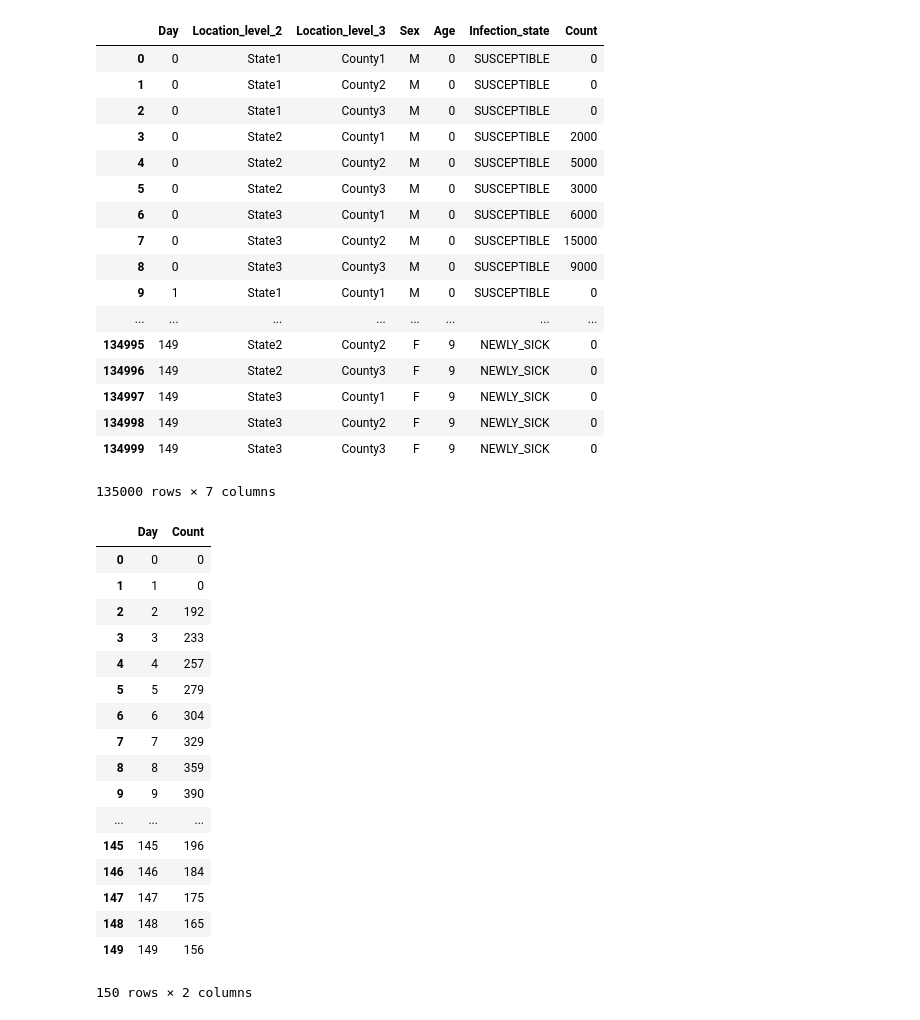
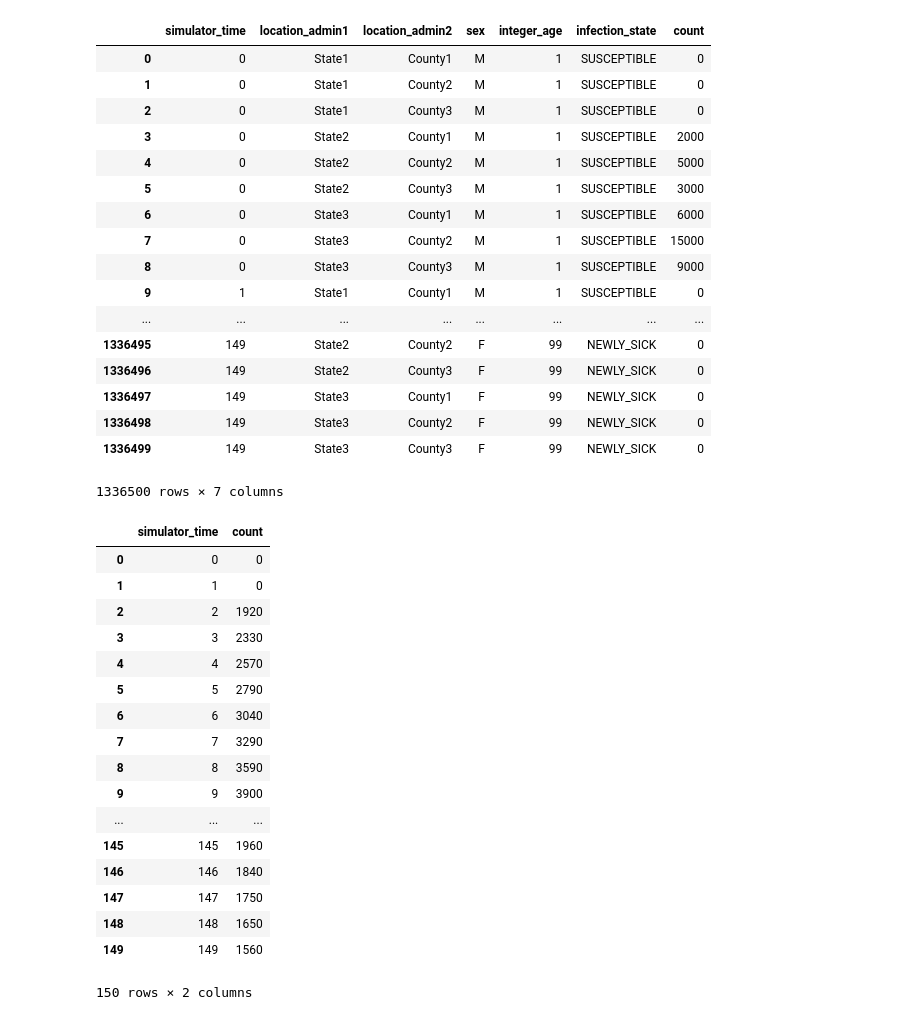
Before and after one commit to ApolloDev/jupyter-notebooks, a Jupyter notebook: demo.ipynb, the cells around one changed output. Drawn from its saved outputs; the diff is of its cells as text; code cells hidden in the pictures.

```diff
--- a/demo.ipynb
+++ b/demo.ipynb
@@ -11,52 +11,52 @@ import numpy as np
 import pandas as pd
 import tables
 # %%
-line_listing = pd.read_csv('http://research.rods.pitt.edu/data.csv')
+line_listing = pd.read_csv('http://research.rods.pitt.edu/line_listing.csv')
 line_listing
 # %% [output]
-|  | Day | Location_level_2 | Location_level_3 | Sex | Age | Infection_state | Count |
-| 0 | 0 | State1 | County1 | M | 0 | SUSCEPTIBLE | 0 |
-| 1 | 0 | State1 | County2 | M | 0 | SUSCEPTIBLE | 0 |
-| 2 | 0 | State1 | County3 | M | 0 | SUSCEPTIBLE | 0 |
-| 3 | 0 | State2 | County1 | M | 0 | SUSCEPTIBLE | 2000 |
-| 4 | 0 | State2 | County2 | M | 0 | SUSCEPTIBLE | 5000 |
-| 5 | 0 | State2 | County3 | M | 0 | SUSCEPTIBLE | 3000 |
-| 6 | 0 | State3 | County1 | M | 0 | SUSCEPTIBLE | 6000 |
-| 7 | 0 | State3 | County2 | M | 0 | SUSCEPTIBLE | 15000 |
-| 8 | 0 | State3 | County3 | M | 0 | SUSCEPTIBLE | 9000 |
-| 9 | 1 | State1 | County1 | M | 0 | SUSCEPTIBLE | 0 |
+|  | simulator_time | location_admin1 | location_admin2 | sex | integer_age | infection_state | count |
+| 0 | 0 | State1 | County1 | M | 1 | SUSCEPTIBLE | 0 |
+| 1 | 0 | State1 | County2 | M | 1 | SUSCEPTIBLE | 0 |
+| 2 | 0 | State1 | County3 | M | 1 | SUSCEPTIBLE | 0 |
+| 3 | 0 | State2 | County1 | M | 1 | SUSCEPTIBLE | 2000 |
+| 4 | 0 | State2 | County2 | M | 1 | SUSCEPTIBLE | 5000 |
+| 5 | 0 | State2 | County3 | M | 1 | SUSCEPTIBLE | 3000 |
+| 6 | 0 | State3 | County1 | M | 1 | SUSCEPTIBLE | 6000 |
+| 7 | 0 | State3 | County2 | M | 1 | SUSCEPTIBLE | 15000 |
+| 8 | 0 | State3 | County3 | M | 1 | SUSCEPTIBLE | 9000 |
+| 9 | 1 | State1 | County1 | M | 1 | SUSCEPTIBLE | 0 |
 | ... | ... | ... | ... | ... | ... | ... | ... |
-| 134995 | 149 | State2 | County2 | F | 9 | NEWLY_SICK | 0 |
-| 134996 | 149 | State2 | County3 | F | 9 | NEWLY_SICK | 0 |
-| 134997 | 149 | State3 | County1 | F | 9 | NEWLY_SICK | 0 |
-| 134998 | 149 | State3 | County2 | F | 9 | NEWLY_SICK | 0 |
-| 134999 | 149 | State3 | County3 | F | 9 | NEWLY_SICK | 0 |
+| 1336495 | 149 | State2 | County2 | F | 99 | NEWLY_SICK | 0 |
+| 1336496 | 149 | State2 | County3 | F | 99 | NEWLY_SICK | 0 |
+| 1336497 | 149 | State3 | County1 | F | 99 | NEWLY_SICK | 0 |
+| 1336498 | 149 | State3 | County2 | F | 99 | NEWLY_SICK | 0 |
+| 1336499 | 149 | State3 | County3 | F | 99 | NEWLY_SICK | 0 |
-135000 rows × 7 columns
+1336500 rows × 7 columns
 # %%
-newly_sick = line_listing[line_listing['Infection_state'] == 'NEWLY_SICK']
+newly_sick = line_listing[line_listing['infection_state'] == 'NEWLY_SICK']
 
-newly_sick_per_day = newly_sick.groupby(['Day'])['Count'].aggregate(sum)
-newly_sick_per_day = newly_sick_per_day.to_frame("Count")
+newly_sick_per_day = newly_sick.groupby(['simulator_time'])['count'].aggregate(sum)
+newly_sick_per_day = newly_sick_per_day.to_frame("count")
 newly_sick_per_day = newly_sick_per_day.reset_index()
 
 newly_sick_per_day
 # %% [output]
-|  | Day | Count |
+|  | simulator_time | count |
 | 0 | 0 | 0 |
 | 1 | 1 | 0 |
-| 2 | 2 | 192 |
-| 3 | 3 | 233 |
-| 4 | 4 | 257 |
-| 5 | 5 | 279 |
-| 6 | 6 | 304 |
-| 7 | 7 | 329 |
-| 8 | 8 | 359 |
-| 9 | 9 | 390 |
+| 2 | 2 | 1920 |
+| 3 | 3 | 2330 |
+| 4 | 4 | 2570 |
+| 5 | 5 | 2790 |
+| 6 | 6 | 3040 |
+| 7 | 7 | 3290 |
+| 8 | 8 | 3590 |
+| 9 | 9 | 3900 |
 | ... | ... | ... |
-| 145 | 145 | 196 |
-| 146 | 146 | 184 |
-| 147 | 147 | 175 |
-| 148 | 148 | 165 |
-| 149 | 149 | 156 |
+| 145 | 145 | 1960 |
+| 146 | 146 | 1840 |
+| 147 | 147 | 1750 |
+| 148 | 148 | 1650 |
+| 149 | 149 | 1560 |
 150 rows × 2 columns
 # %%
```
Also changed, not shown: parts of 7 cells of this notebook.
